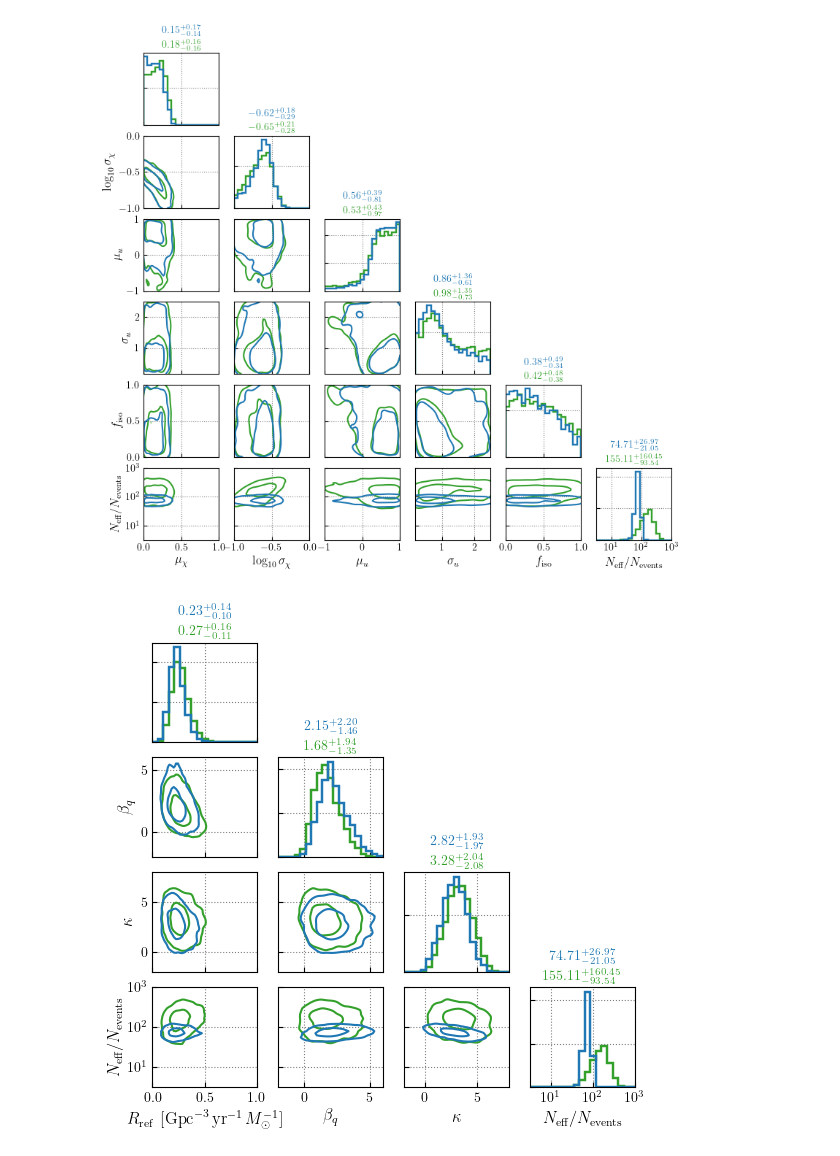
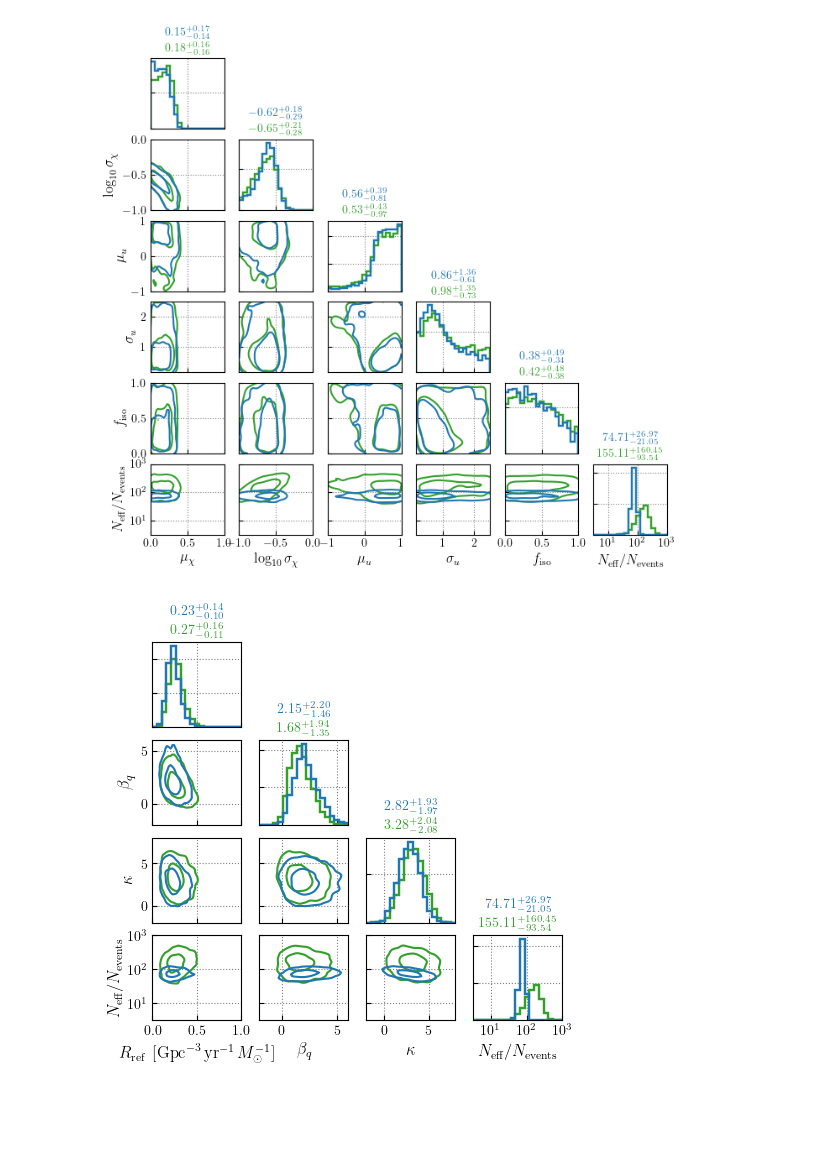
Before and after one commit to tcallister/learning-p-det, a Jupyter notebook: figures/make_figure_10.ipynb, the cells around one changed output. Drawn from its saved outputs; the diff is of its cells as text; code cells hidden in the pictures; blank space fills up the shorter version.

```diff
--- a/figures/make_figure_10.ipynb
+++ b/figures/make_figure_10.ipynb
@@ -514,5 +514,5 @@ plt.show()
 # %%
-fig = plt.figure(figsize=(14*(6./9.),13*(6./9.)))
+fig = plt.figure(figsize=(14*(6./9.)*0.85,13*(6./9.)*0.85))
 
 bqs_inj = inj_samps.bq.values
 mu_chis_inj = inj_samps.mu_chi.values
@@ -548,11 +548,11 @@ ax.hist(mu_chis_nn,density=True,histtype='step',bins=np.linspace(mu_chi_min,mu_c
 ax.set_xlim(mu_chi_min,mu_chi_max)
 ax.set_xticklabels([])
 ax.set_yticklabels([])
-ax.text(0.5,1.075,get_interval_string(mu_chis_inj),
+ax.text(0.5,1.1,get_interval_string(mu_chis_inj),
         transform=ax.transAxes,
         horizontalalignment='center',
         color=cnsbh)
-ax.text(0.5,1.275,get_interval_string(mu_chis_nn),
+ax.text(0.5,1.325,get_interval_string(mu_chis_nn),
         transform=ax.transAxes,
         horizontalalignment='center',
         color=cbbh)
@@ -600,11 +600,11 @@ ax.hist(logsig_chis_nn,density=True,histtype='step',bins=np.linspace(logsig_chi_
 ax.set_xlim(logsig_chi_min,logsig_chi_max)
 ax.set_xticklabels([])
 ax.set_yticklabels([])
-ax.text(0.5,1.075,get_interval_string(logsig_chis_inj),
+ax.text(0.5,1.1,get_interval_string(logsig_chis_inj),
         transform=ax.transAxes,
         horizontalalignment='center',
         color=cnsbh)
-ax.text(0.5,1.275,get_interval_string(logsig_chis_nn),
+ax.text(0.5,1.325,get_interval_string(logsig_chis_nn),
         transform=ax.transAxes,
         horizontalalignment='center',
         color=cbbh)
@@ -643,11 +643,11 @@ ax.hist(mu_costs_nn,density=True,histtype='step',bins=np.linspace(mu_cost_min,mu
 ax.set_xlim(mu_cost_min,mu_cost_max)
 ax.set_xticklabels([])
 ax.set_yticklabels([])
-ax.text(0.5,1.075,get_interval_string(mu_costs_inj),
+ax.text(0.5,1.1,get_interval_string(mu_costs_inj),
         transform=ax.transAxes,
         horizontalalignment='center',
         color=cnsbh)
-ax.text(0.5,1.275,get_interval_string(mu_costs_nn),
+ax.text(0.5,1.325,get_interval_string(mu_costs_nn),
         transform=ax.transAxes,
         horizontalalignment='center',
         color=cbbh)
@@ -680,11 +680,11 @@ ax.hist(sig_costs_nn,density=True,histtype='step',bins=np.linspace(sig_cost_min,
 ax.set_xlim(sig_cost_min,sig_cost_max)
 ax.set_xticklabels([])
 ax.set_yticklabels([])
-ax.text(0.5,1.075,get_interval_string(sig_costs_inj),
+ax.text(0.5,1.1,get_interval_string(sig_costs_inj),
         transform=ax.transAxes,
         horizontalalignment='center',
         color=cnsbh)
-ax.text(0.5,1.275,get_interval_string(sig_costs_nn),
+ax.text(0.5,1.325,get_interval_string(sig_costs_nn),
         transform=ax.transAxes,
         horizontalalignment='center',
         color=cbbh)
@@ -711,11 +711,11 @@ ax.hist(f_isos_nn,density=True,histtype='step',bins=np.linspace(f_iso_min,f_iso_
 ax.set_xlim(f_iso_min,f_iso_max)
 ax.set_xticklabels([])
 ax.set_yticklabels([])
-ax.text(0.5,1.075,get_interval_string(f_isos_inj),
+ax.text(0.5,1.1,get_interval_string(f_isos_inj),
         transform=ax.transAxes,
         horizontalalignment='center',
         color=cnsbh)
-ax.text(0.5,1.275,get_interval_string(f_isos_nn),
+ax.text(0.5,1.325,get_interval_string(f_isos_nn),
         transform=ax.transAxes,
         horizontalalignment='center',
         color=cbbh)
@@ -738,11 +738,11 @@ ax.set_yticklabels([])
 ax.set_xticks([1,2,3])
 ax.set_xticklabels(["$10^{1}$","$10^{2}$","$10^{3}$"])
 ax.set_xlabel(r"$N_\mathrm{eff}/N_\mathrm{events}$")
-ax.text(0.5,1.075,get_interval_string(10.**Neffs_inj),
+ax.text(0.5,1.1,get_interval_string(10.**Neffs_inj),
         transform=ax.transAxes,
         horizontalalignment='center',
         color=cnsbh)
-ax.text(0.5,1.275,get_interval_string(10.**Neffs_nn),
+ax.text(0.5,1.325,get_interval_string(10.**Neffs_nn),
         transform=ax.transAxes,
         horizontalalignment='center',
         color=cbbh)
@@ -752,9 +752,9 @@ plt.subplots_adjust(wspace=0.2,hspace=0.15)
 plt.savefig('figure_11.pdf',bbox_inches='tight',dpi=400)
 plt.show()
 # %% [output]
-[figure, old version]
+[figure, new version]
 # %%
-fig = plt.figure(figsize=(14*(4./9.),13*(4./9.)))
+fig = plt.figure(figsize=(14*(4./9.)*0.85,13*(4./9.)*0.85))
 
 bqs_inj = inj_samps.bq.values
 Rs_inj = inj_samps.R20.values
@@ -781,11 +781,11 @@ ax.hist(Rs_nn,density=True,histtype='step',bins=np.linspace(R_min,R_max,20),colo
 ax.set_xlim(R_min,R_max)
 ax.set_xticklabels([])
 ax.set_yticklabels([])
-ax.text(0.5,1.075,get_interval_string(Rs_inj),
+ax.text(0.5,1.1,get_interval_string(Rs_inj),
         transform=ax.transAxes,
         horizontalalignment='center',
         color=cnsbh)
-ax.text(0.5,1.275,get_interval_string(Rs_nn),
+ax.text(0.5,1.325,get_interval_string(Rs_nn),
         transform=ax.transAxes,
         horizontalalignment='center',
         color=cbbh)
@@ -820,11 +820,11 @@ ax.hist(bqs_nn,density=True,histtype='step',bins=np.linspace(bq_min,bq_max,20),c
 ax.set_xlim(bq_min,bq_max)
 ax.set_xticklabels([])
 ax.set_yticklabels([])
-ax.text(0.5,1.075,get_interval_string(bqs_inj),
+ax.text(0.5,1.1,get_interval_string(bqs_inj),
         transform=ax.transAxes,
         horizontalalignment='center',
         color=cnsbh)
-ax.text(0.5,1.275,get_interval_string(bqs_nn),
+ax.text(0.5,1.325,get_interval_string(bqs_nn),
         transform=ax.transAxes,
         horizontalalignment='center',
         color=cbbh)
@@ -851,11 +851,11 @@ ax.hist(kappas_nn,density=True,histtype='step',bins=np.linspace(kappa_min,kappa_
 ax.set_xlim(kappa_min,kappa_max)
 ax.set_xticklabels([])
 ax.set_yticklabels([])
-ax.text(0.5,1.075,get_interval_string(kappas_inj),
+ax.text(0.5,1.1,get_interval_string(kappas_inj),
         transform=ax.transAxes,
         horizontalalignment='center',
         color=cnsbh)
-ax.text(0.5,1.275,get_interval_string(kappas_nn),
+ax.text(0.5,1.325,get_interval_string(kappas_nn),
         transform=ax.transAxes,
         horizontalalignment='center',
         color=cbbh)
@@ -863,36 +863,36 @@ ax.text(0.5,1.275,get_interval_string(kappas_nn),
 ax = fig.add_subplot(4,4,15)
 plot_contour_data(ax,kappas_inj,Neffs_inj,kappa_min,kappa_max,Neff_min,Neff_max,cnsbh)
 plot_contour_data(ax,kappas_nn,Neffs_nn,kappa_min,kappa_max,Neff_min,Neff_max,cbbh)
 ax.set_yticklabels([])
 ax.set_xlabel(r"$\kappa$")
 
 ###########
 # COLUMN 4
 ###########
 
 ax = fig.add_subplot(4,4,16)
 ax.hist(Neffs_inj,density=True,histtype='step',bins=np.linspace(Neff_min,Neff_max,20),color=cnsbh,lw=1.75)
 ax.hist(Neffs_nn,density=True,histtype='step',bins=np.linspace(Neff_min,Neff_max,20),color=cbbh,lw=1.75)
 ax.set_xlim(Neff_min,Neff_max)
 ax.set_yticklabels([])
 ax.set_xticks([1,2,3])
 ax.set_xticklabels(["$10^{1}$","$10^{2}$","$10^{3}$"])
 ax.set_xlabel(r"$N_\mathrm{eff}/N_\mathrm{events}$")
-ax.text(0.5,1.075,get_interval_string(10.**Neffs_inj),
+ax.text(0.5,1.1,get_interval_string(10.**Neffs_inj),
         transform=ax.transAxes,
         horizontalalignment='center',
         color=cnsbh)
-ax.text(0.5,1.275,get_interval_string(10.**Neffs_nn),
+ax.text(0.5,1.325,get_interval_string(10.**Neffs_nn),
         transform=ax.transAxes,
         horizontalalignment='center',
         color=cbbh)
 
 
 plt.subplots_adjust(wspace=0.2,hspace=0.15)
 plt.savefig('figure_12.pdf',bbox_inches='tight',dpi=400)
 plt.show()
 # %% [output]
-[figure, old version]
+[figure, new version]
 # %%
 fig = plt.figure(figsize=(10,10))
 
```
Also changed, not shown: parts of 3 cells of this notebook, 18 other files.
